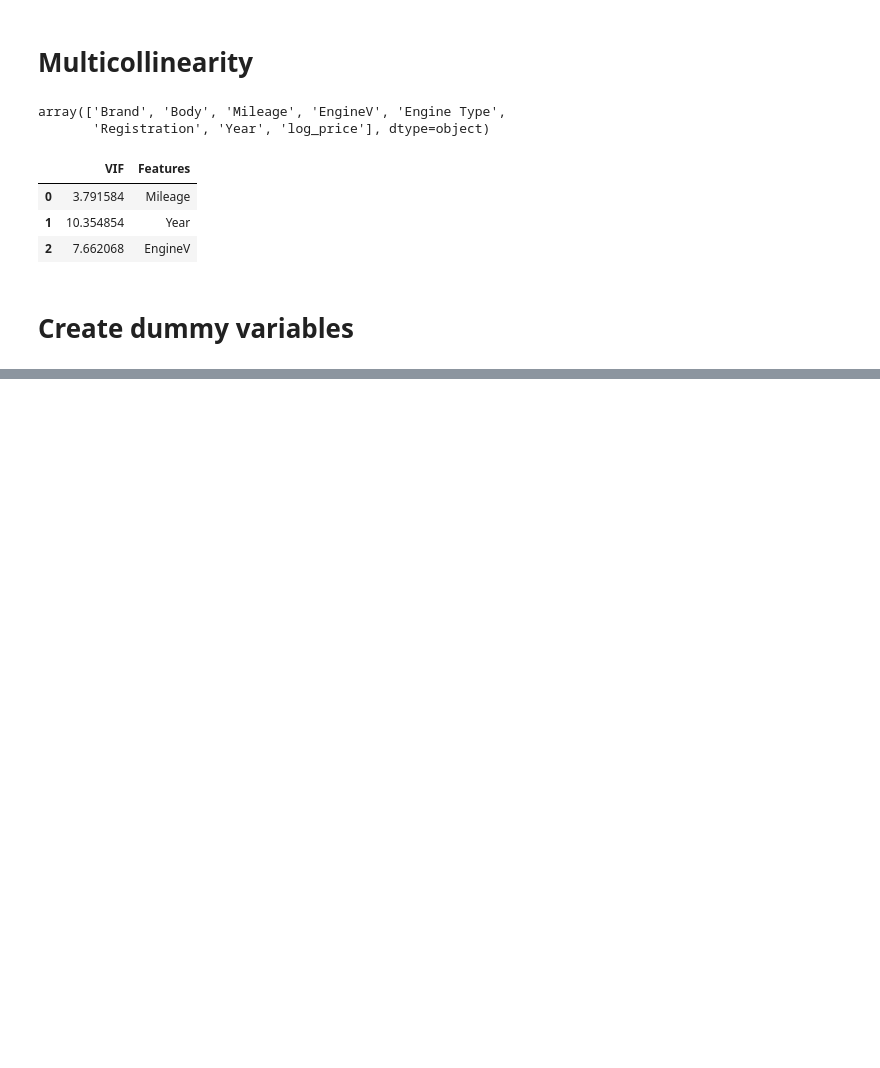
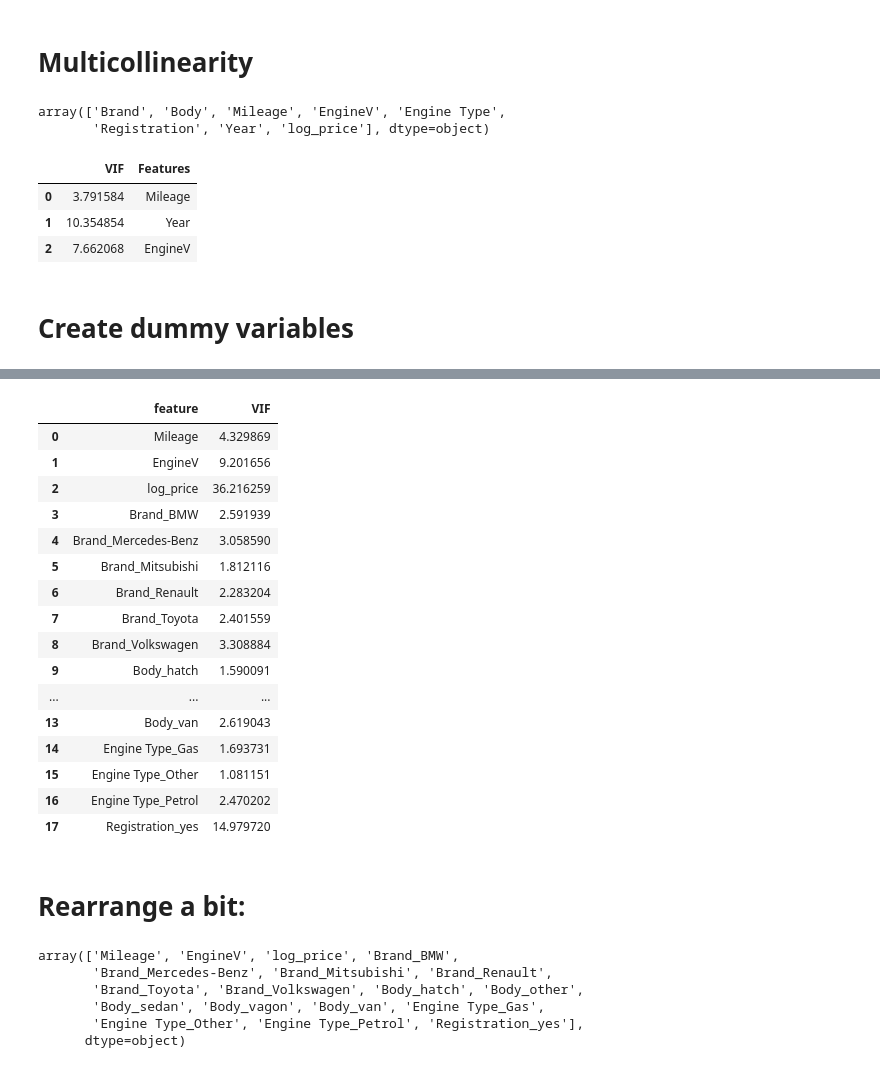
Before and after one commit to evelynda1985/Jupiter, a Jupyter notebook: SklearnPracticalExample1.ipynb, the cells around one changed output, grey strips where cells are left out. Drawn from its saved outputs; the diff is of its cells as text; code cells hidden in the pictures; blank space fills up the shorter version.

```diff
--- a/SklearnPracticalExample1.ipynb
+++ b/SklearnPracticalExample1.ipynb
@@ -310,0 +325,36 @@ data_no_multicollinearity = data_cleaned.drop(['Year'], axis=1)
+# %%
+#VIF of the feature including the dummies
+vif = pd.DataFrame()
+vif["feature"] = data_with_dummies.columns
+vif["VIF"] = [variance_inflation_factor(data_with_dummies.values, i) for i in range(data_with_dummies.shape[1])]
+
+vif
+# %% [output]
+|  | feature | VIF |
+| 0 | Mileage | 4.329869 |
+| 1 | EngineV | 9.201656 |
+| 2 | log_price | 36.216259 |
+| 3 | Brand_BMW | 2.591939 |
+| 4 | Brand_Mercedes-Benz | 3.058590 |
+| 5 | Brand_Mitsubishi | 1.812116 |
+| 6 | Brand_Renault | 2.283204 |
+| 7 | Brand_Toyota | 2.401559 |
+| 8 | Brand_Volkswagen | 3.308884 |
+| 9 | Body_hatch | 1.590091 |
+| ... | ... | ... |
+| 13 | Body_van | 2.619043 |
+| 14 | Engine Type_Gas | 1.693731 |
+| 15 | Engine Type_Other | 1.081151 |
+| 16 | Engine Type_Petrol | 2.470202 |
+| 17 | Registration_yes | 14.979720 |
+# %% [markdown]
+# Rearrange a bit:
+# %%
+data_with_dummies.columns.values
+# %% [output]
+array(['Mileage', 'EngineV', 'log_price', 'Brand_BMW',
+       'Brand_Mercedes-Benz', 'Brand_Mitsubishi', 'Brand_Renault',
+       'Brand_Toyota', 'Brand_Volkswagen', 'Body_hatch', 'Body_other',
+       'Body_sedan', 'Body_vagon', 'Body_van', 'Engine Type_Gas',
+       'Engine Type_Other', 'Engine Type_Petrol', 'Registration_yes'],
+      dtype=object)
```
Also changed, not shown: parts of 5 cells of this notebook.
